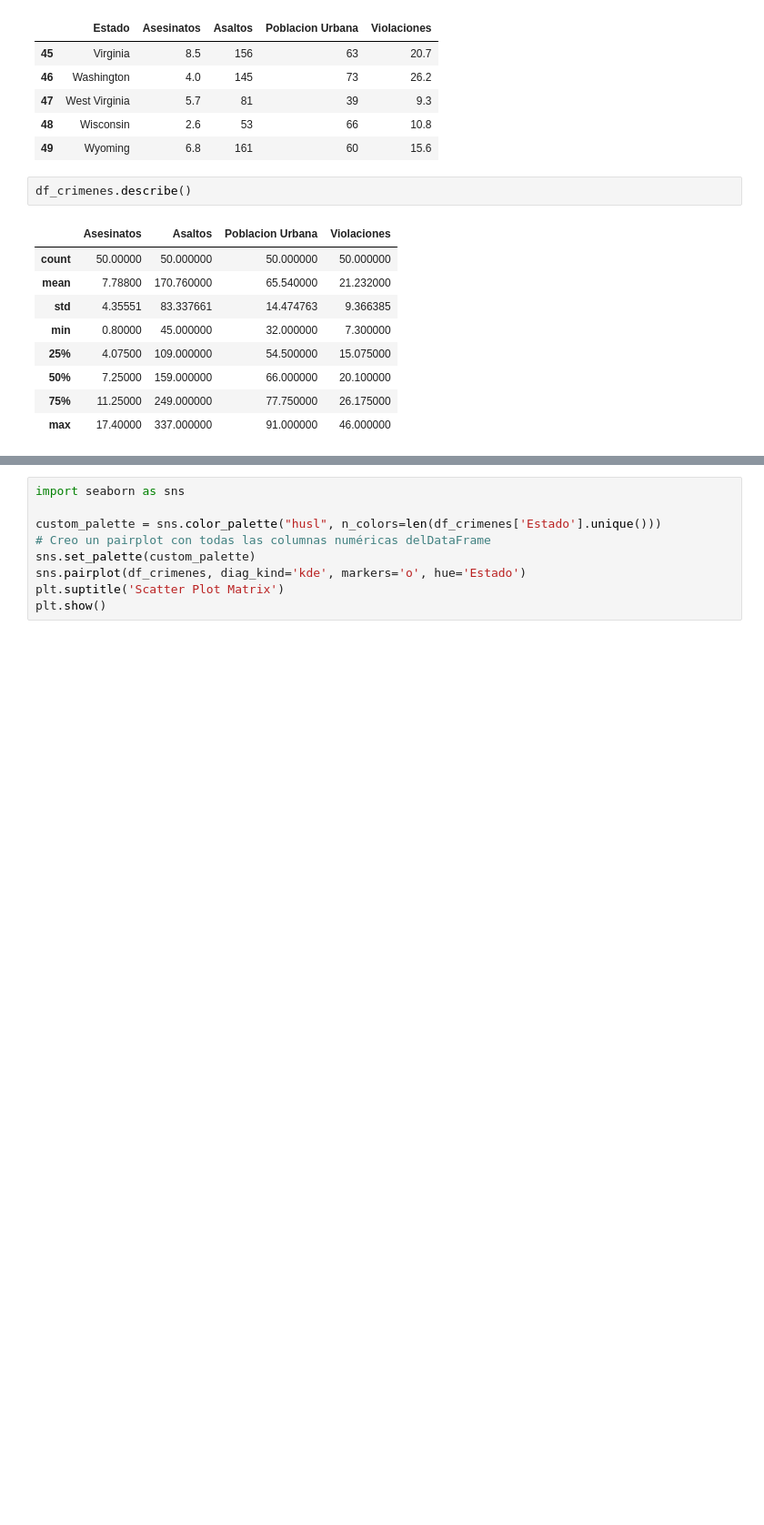
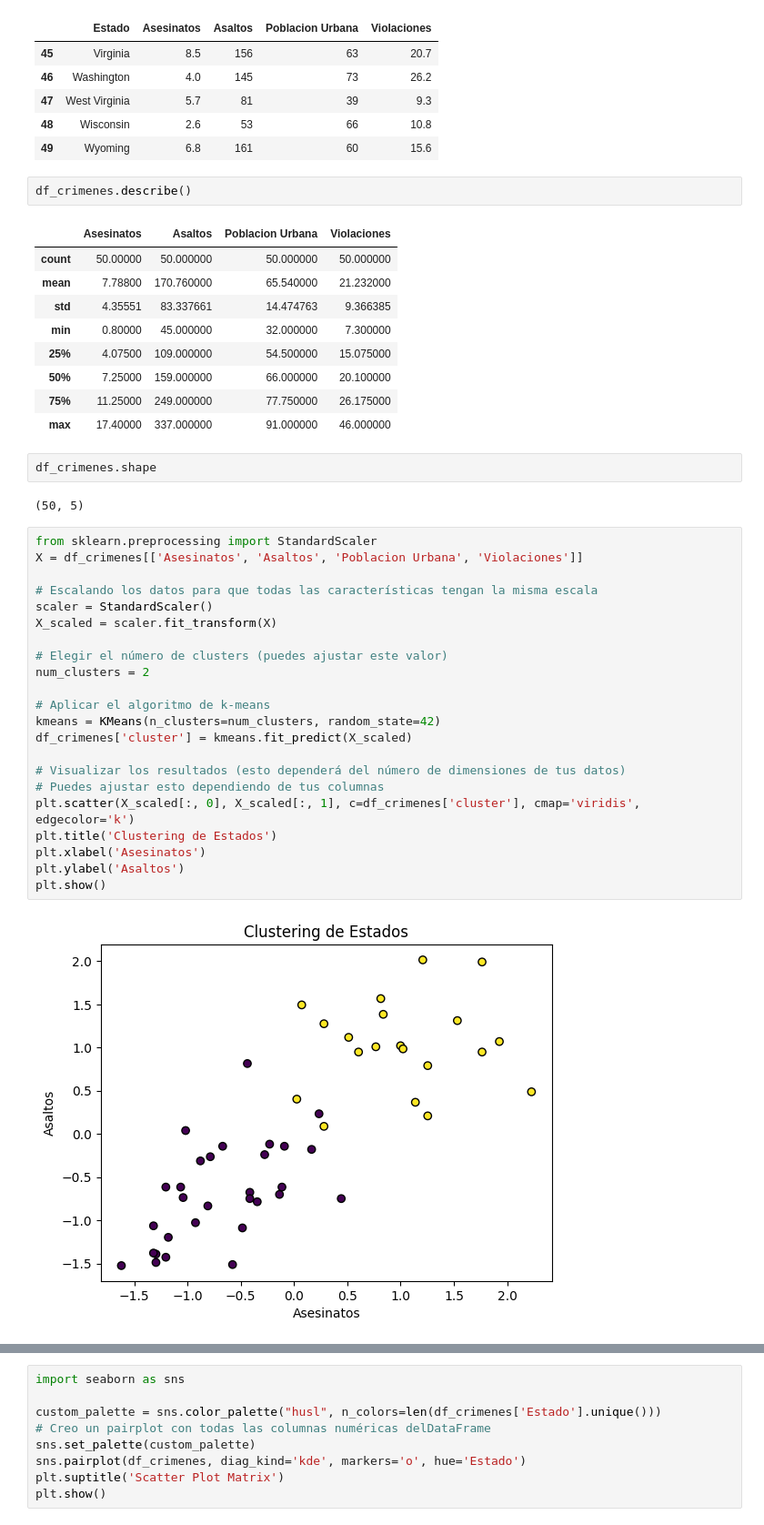
Before and after one commit to IvanGonzal0/Proyecto3_BigData_Clustering, a Jupyter notebook: Proyecto3_BigData_IvanGonzaloTapia.ipynb, the cells around one changed output, grey strips where cells are left out. Shown at 91% size. Cells and saved outputs as stored; diff of their text form; blank space fills up the shorter version.

```diff
--- a/Proyecto3_BigData_IvanGonzaloTapia.ipynb
+++ b/Proyecto3_BigData_IvanGonzaloTapia.ipynb
@@ -40,6 +40,34 @@ df_crimenes.describe()
 | 50% | 7.25000 | 159.000000 | 66.000000 | 20.100000 |
 | 75% | 11.25000 | 249.000000 | 77.750000 | 26.175000 |
 | max | 17.40000 | 337.000000 | 91.000000 | 46.000000 |
+# %%
+df_crimenes.shape
+# %% [output]
+(50, 5)
+# %%
+from sklearn.preprocessing import StandardScaler
+X = df_crimenes[['Asesinatos', 'Asaltos', 'Poblacion Urbana', 'Violaciones']]
+
+# Escalando los datos para que todas las características tengan la misma escala
+scaler = StandardScaler()
+X_scaled = scaler.fit_transform(X)
+
+# Elegir el número de clusters (puedes ajustar este valor)
+num_clusters = 2
+
+# Aplicar el algoritmo de k-means
+kmeans = KMeans(n_clusters=num_clusters, random_state=42)
+df_crimenes['cluster'] = kmeans.fit_predict(X_scaled)
+
+# Visualizar los resultados (esto dependerá del número de dimensiones de tus datos)
+# Puedes ajustar esto dependiendo de tus columnas
+plt.scatter(X_scaled[:, 0], X_scaled[:, 1], c=df_crimenes['cluster'], cmap='viridis', edgecolor='k')
+plt.title('Clustering de Estados')
+plt.xlabel('Asesinatos')
+plt.ylabel('Asaltos')
+plt.show()
+# %% [output]
+[figure, added]
 # %%
 # Datos a visualizar
 
```
Also changed, not shown: parts of 6 cells of this notebook.
